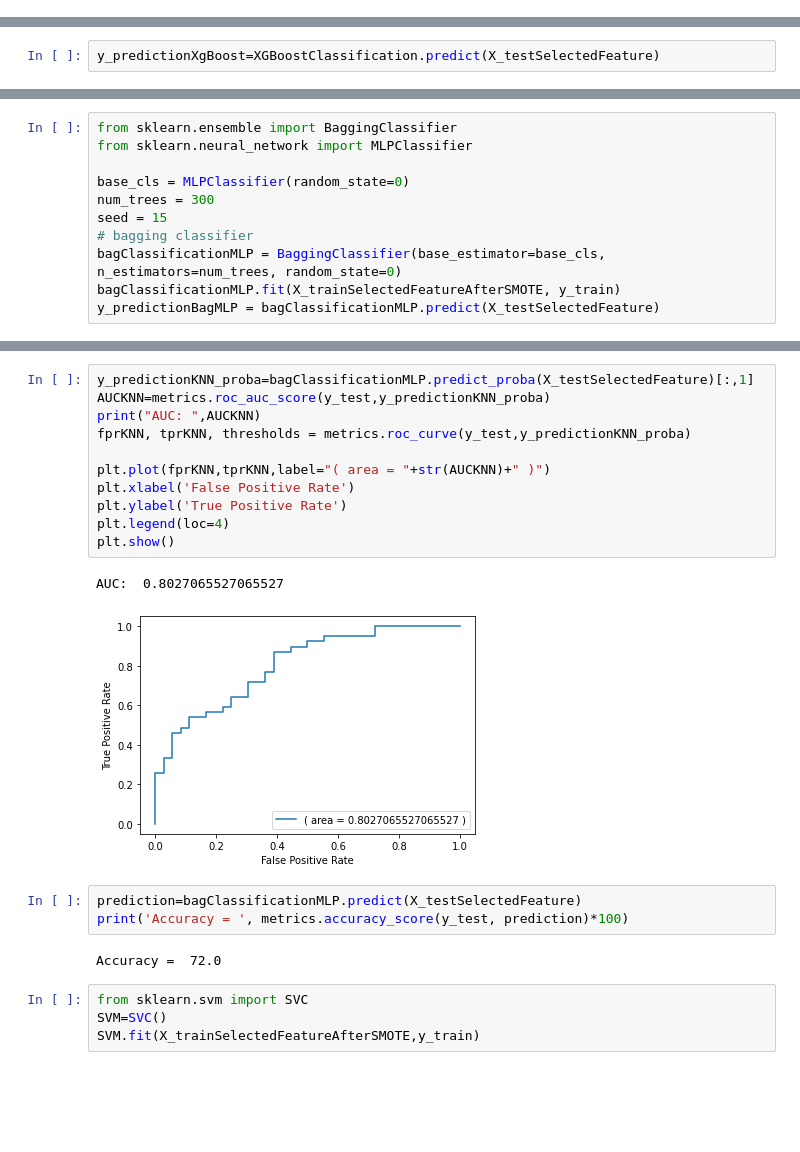
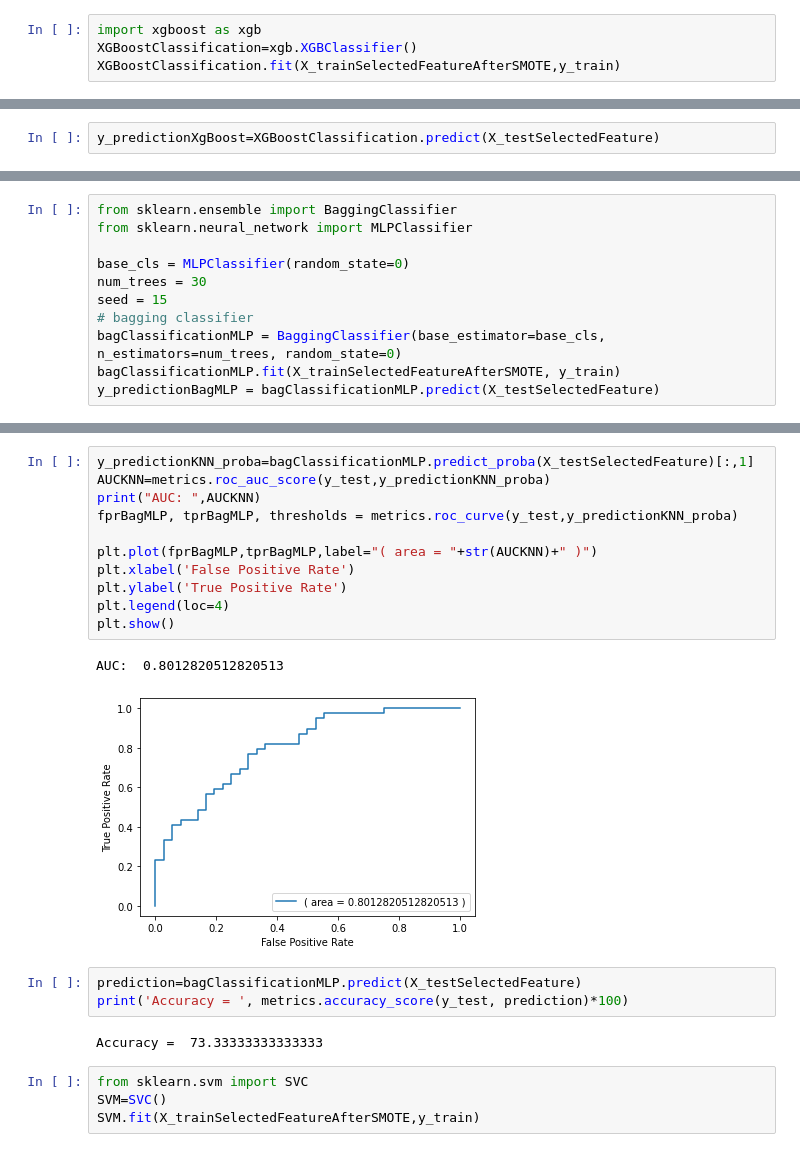
Before and after one commit to Thasneem-vazim/Depression-detection-30-features-with-collected-dataset-, a Jupyter notebook: Using_Select_K_Best.ipynb, the cells around one changed output, grey strips where cells are left out. Saved outputs shown, nothing was run; the diff lists cells and outputs as text; blank space fills up the shorter version.

```diff
--- a/Using_Select_K_Best.ipynb
+++ b/Using_Select_K_Best.ipynb
@@ -415,0 +404,4 @@ XGBClassifier(booster='gblinear', learning_rate=0.01, max_depth=2)
+# %%
+import xgboost as xgb
+XGBoostClassification=xgb.XGBClassifier()
+XGBoostClassification.fit(X_trainSelectedFeatureAfterSMOTE,y_train)
@@ -456,7 +450,7 @@ from sklearn.ensemble import BaggingClassifier
 from sklearn.neural_network import MLPClassifier
 
 base_cls = MLPClassifier(random_state=0)
-num_trees = 300
+num_trees = 30
 seed = 15
 # bagging classifier
 bagClassificationMLP = BaggingClassifier(base_estimator=base_cls, n_estimators=num_trees, random_state=0)
@@ -482,22 +476,22 @@ weighted avg       0.73      0.72      0.72        75
 # %%
 y_predictionKNN_proba=bagClassificationMLP.predict_proba(X_testSelectedFeature)[:,1]
 AUCKNN=metrics.roc_auc_score(y_test,y_predictionKNN_proba)
 print("AUC: ",AUCKNN)
-fprKNN, tprKNN, thresholds = metrics.roc_curve(y_test,y_predictionKNN_proba)
+fprBagMLP, tprBagMLP, thresholds = metrics.roc_curve(y_test,y_predictionKNN_proba)
 
-plt.plot(fprKNN,tprKNN,label="( area = "+str(AUCKNN)+" )")
+plt.plot(fprBagMLP,tprBagMLP,label="( area = "+str(AUCKNN)+" )")
 plt.xlabel('False Positive Rate')
 plt.ylabel('True Positive Rate')
 plt.legend(loc=4)
 plt.show()
 # %% [output]
-AUC:  0.8027065527065527
+AUC:  0.8012820512820513
-[figure, old version]
+[figure, new version]
 # %%
 prediction=bagClassificationMLP.predict(X_testSelectedFeature)
 print('Accuracy = ', metrics.accuracy_score(y_test, prediction)*100)
 # %% [output]
-Accuracy =  72.0
+Accuracy =  73.33333333333333
 # %%
 from sklearn.svm import SVC
 SVM=SVC()
```
Also changed, not shown: parts of 29 cells of this notebook.
